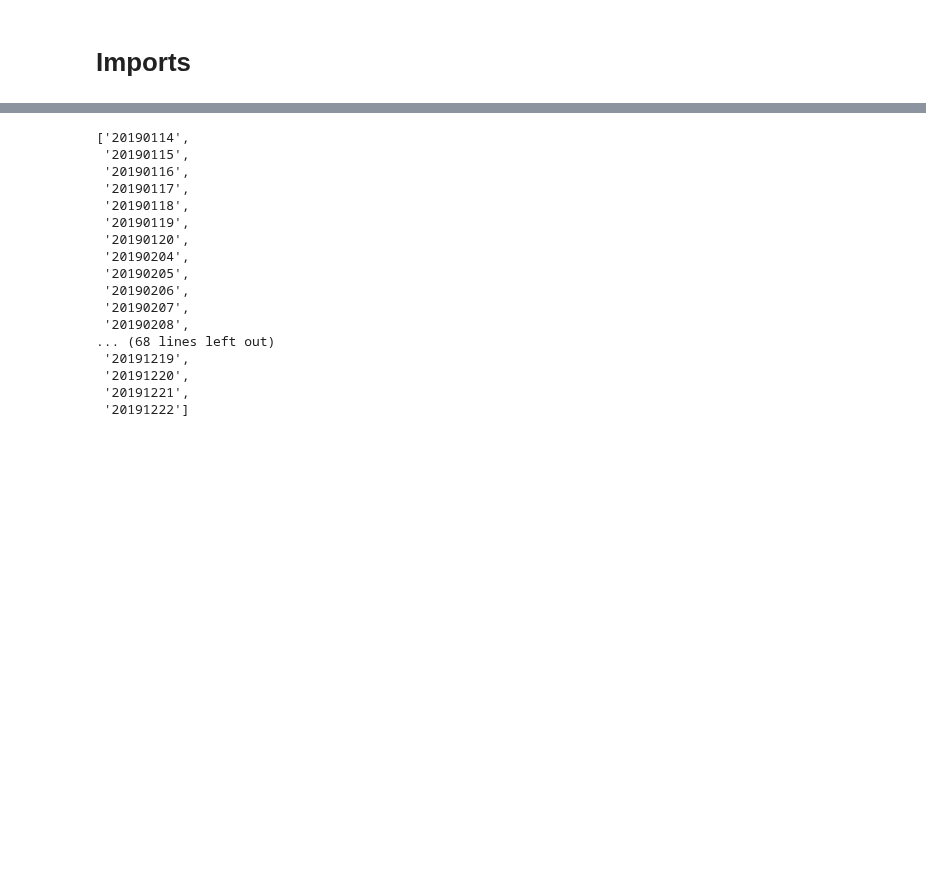
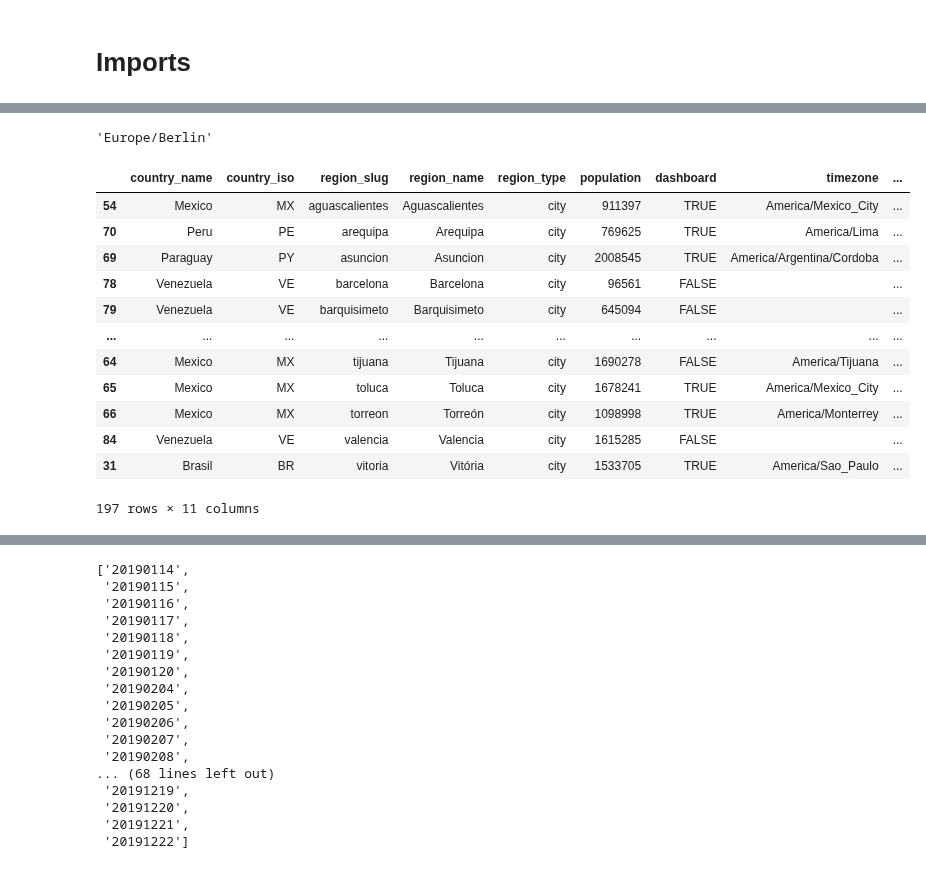
Before and after one commit to EL-BID/IDB-IDB-Invest-Coronavirus-Impact-Dashboard, a Jupyter notebook: notebooks/Playground.ipynb, the cells around one changed output, grey strips where cells are left out. Saved outputs shown, nothing was run; the diff lists cells and outputs as text; code cells hidden in the pictures; blank space fills up the shorter version.

```diff
--- a/notebooks/Playground.ipynb
+++ b/notebooks/Playground.ipynb
@@ -84,0 +93,9 @@ KeyError: 'ResultConfiguration'
+# %%
+def get_timezone(x):
+
+    coords = dict(zip(['lng', 'lat'],
+         [float(c) for c in x.split(',')[2].strip().split(' ')]))
+
+    return tf.timezone_at(**coords)
+
+df['timzone'] = df['region_shapefile_wkt'].apply(get_timezone)
@@ -84,0 +117,8 @@ KeyError: 'ResultConfiguration'
+# %%
+from timezonefinder import TimezoneFinder
+
+tf = TimezoneFinder()
+latitude, longitude = 52.5061, 13.358
+tf.timezone_at(lng=longitude, lat=latitude)
+# %% [output]
+'Europe/Berlin'
@@ -84,0 +127,22 @@ KeyError: 'ResultConfiguration'
+# %%
+selected = df.sort_values(by='region_slug')[:4]
+# %%
+selected['rerun'] = 4
+# %%
+df.update(selected[['region_slug', 'rerun']])
+# %%
+df
+# %% [output]
+|  | country_name | country_iso | region_slug | region_name | region_type | population | dashboard | timezone | ... |
+| 54 | Mexico | MX | aguascalientes | Aguascalientes | city | 911397 | TRUE | America/Mexico_City | ... |
+| 70 | Peru | PE | arequipa | Arequipa | city | 769625 | TRUE | America/Lima | ... |
+| 69 | Paraguay | PY | asuncion | Asuncion | city | 2008545 | TRUE | America/Argentina/Cordoba | ... |
+| 78 | Venezuela | VE | barcelona | Barcelona | city | 96561 | FALSE |  | ... |
+| 79 | Venezuela | VE | barquisimeto | Barquisimeto | city | 645094 | FALSE |  | ... |
+| ... | ... | ... | ... | ... | ... | ... | ... | ... | ... |
+| 64 | Mexico | MX | tijuana | Tijuana | city | 1690278 | FALSE | America/Tijuana | ... |
+| 65 | Mexico | MX | toluca | Toluca | city | 1678241 | TRUE | America/Mexico_City | ... |
+| 66 | Mexico | MX | torreon | Torreón | city | 1098998 | TRUE | America/Monterrey | ... |
+| 84 | Venezuela | VE | valencia | Valencia | city | 1615285 | FALSE |  | ... |
+| 31 | Brasil | BR | vitoria | Vitória | city | 1533705 | TRUE | America/Sao_Paulo | ... |
+197 rows × 11 columns
```
Also changed, not shown: parts of 41 cells of this notebook, 6 other files.
